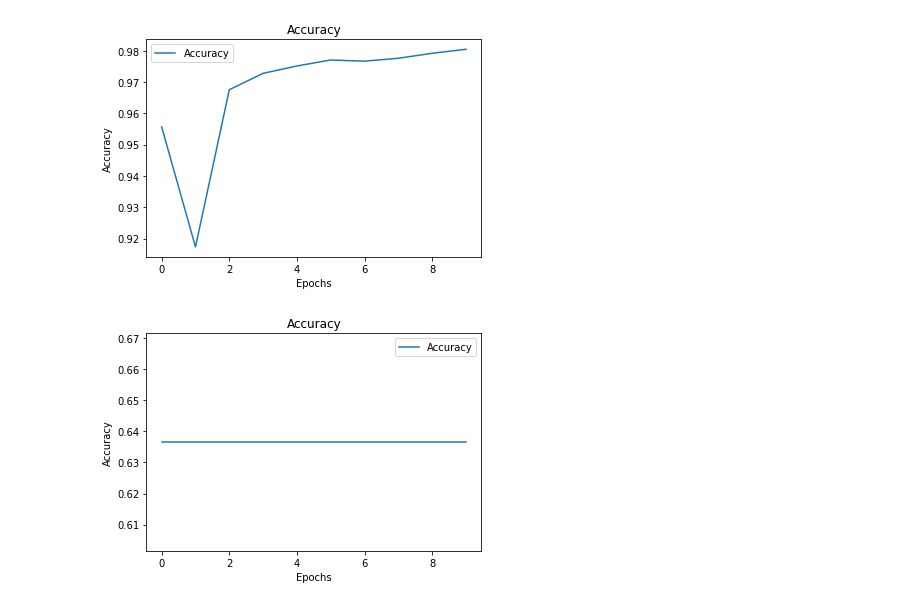
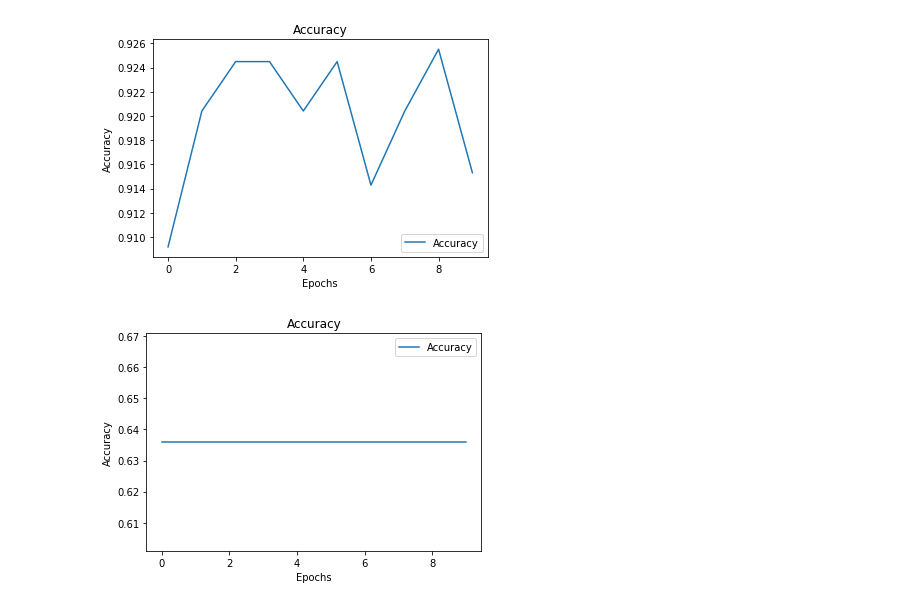
Before and after one commit to JStrmec/MachineLearningProject, a Jupyter notebook: showcase.ipynb, the cells around one changed output. Cells and saved outputs as stored; diff of their text form; code cells hidden in the pictures.

Commit message:
changes to torch cnn

```diff
--- a/showcase.ipynb
+++ b/showcase.ipynb
@@ -91,9 +86,10 @@ test acc: 0.9425158818910752
 # %%
+import torch_cnn as tcnn
 ### Torch CNN
 # Build CNN
 net = tcnn.CNN(n_feature=N_FEATURES, n_hidden=N_HIDDEN, n_output=13, n_cnn_kernel=N_CNN_KERNEL)   # define the network
 # Train and Test
-train_results, results = tcnn.trainTestCNN(net,X_tensor_train,Y_tensor_train, EPOCHS)
+train_results, results = tcnn.trainTestCNN(net,X,y,EPOCHS)
 # Plotting
-d.plot(results, 10, "Accuracy")
+d.plot(results, len(results["Accuracy"]), "Accuracy")
 # %% [output]
@@ -119,4 +96,4 @@ step 10 acc = 0.9804531354301645, loss = 4.366169453689552, roc_auc = 0.58624689
-[figure, old version]
+[figure, new version]
 # %%
 # SVM
 from sklearn.svm import SVC
```
Also changed, not shown: parts of 4 cells of this notebook, 4 other files.
